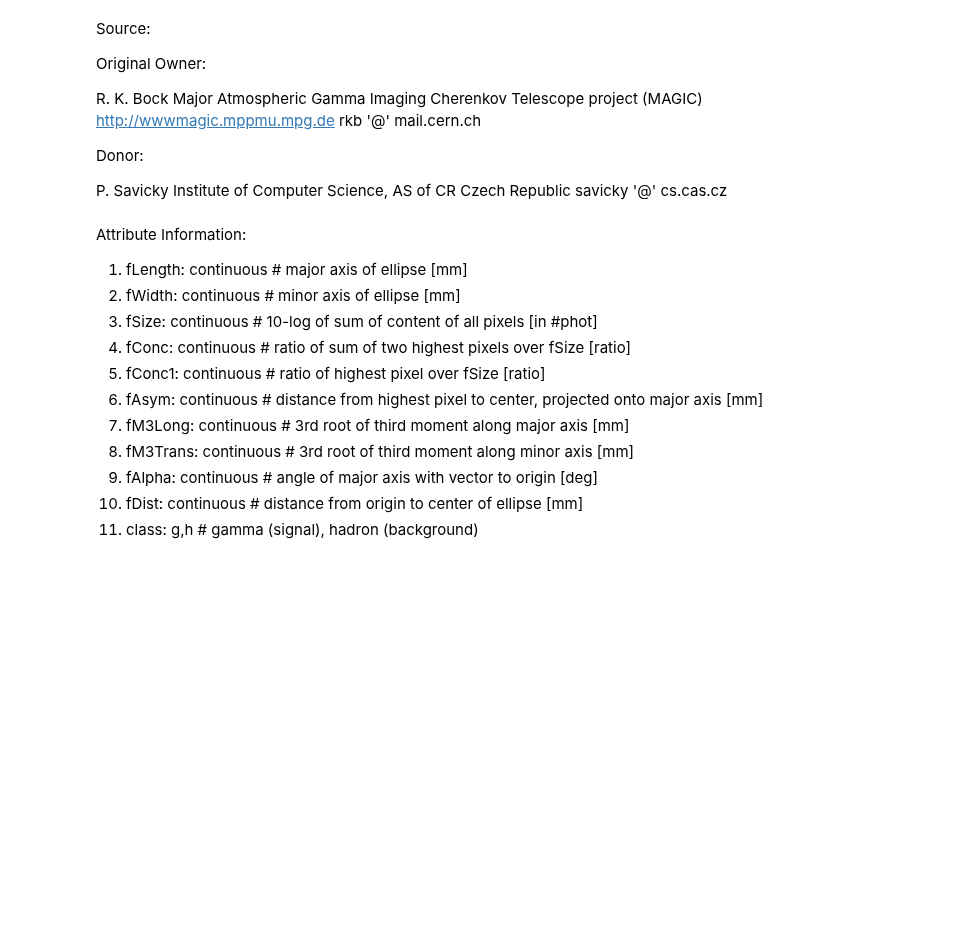
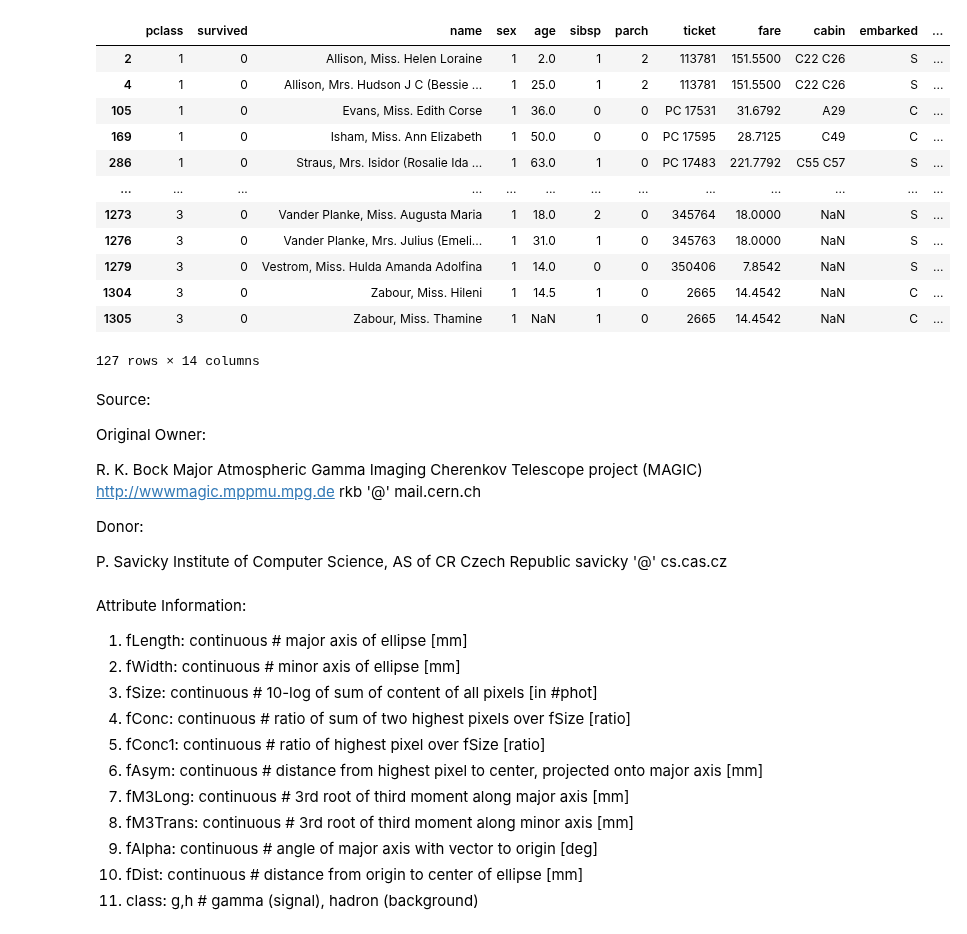
Before and after one commit to satpat2590/jupyterfun, a Jupyter notebook: datasci.ipynb, the cells around one changed output. Saved outputs shown, nothing was run; the diff lists cells and outputs as text; code cells hidden in the pictures; blank space fills up the shorter version.

Commit message:
added boolean mask training on dataset

```diff
--- a/datasci.ipynb
+++ b/datasci.ipynb
@@ -41,3 +92,28 @@ print([col for col in titanic.columns if titanic[col].dtype == "object"]) # prin
+# %%
+# Boolean mask of the "sex" and the "survived" columns. Returns the NUMBER of females who died on the Titanic
+# reshaped = titanic[(titanic["sex"] == 1) & (titanic["survived"] == 0)].shape[0]
+
+# Boolean mask of the "sex" and the "survived" columns. Returns the DATAFRAME which contains ONLY female who died on the Titanic
+reshaped = titanic[(titanic["sex"] == 1) & (titanic["survived"] == 0)]
+
+
+reshaped
+
+# print([col for col in titanic.columns if titanic[col].dtype == "object"]) # print the type of each column
+# %% [output]
+|  | pclass | survived | name | sex | age | sibsp | parch | ticket | fare | cabin | embarked | ... |
+| 2 | 1 | 0 | Allison, Miss. Helen Loraine | 1 | 2.0 | 1 | 2 | 113781 | 151.5500 | C22 C26 | S | ... |
+| 4 | 1 | 0 | Allison, Mrs. Hudson J C (Bessie ... | 1 | 25.0 | 1 | 2 | 113781 | 151.5500 | C22 C26 | S | ... |
+| 105 | 1 | 0 | Evans, Miss. Edith Corse | 1 | 36.0 | 0 | 0 | PC 17531 | 31.6792 | A29 | C | ... |
+| 169 | 1 | 0 | Isham, Miss. Ann Elizabeth | 1 | 50.0 | 0 | 0 | PC 17595 | 28.7125 | C49 | C | ... |
+| 286 | 1 | 0 | Straus, Mrs. Isidor (Rosalie Ida ... | 1 | 63.0 | 1 | 0 | PC 17483 | 221.7792 | C55 C57 | S | ... |
+| ... | ... | ... | ... | ... | ... | ... | ... | ... | ... | ... | ... | ... |
+| 1273 | 3 | 0 | Vander Planke, Miss. Augusta Maria | 1 | 18.0 | 2 | 0 | 345764 | 18.0000 | NaN | S | ... |
+| 1276 | 3 | 0 | Vander Planke, Mrs. Julius (Emeli... | 1 | 31.0 | 1 | 0 | 345763 | 18.0000 | NaN | S | ... |
+| 1279 | 3 | 0 | Vestrom, Miss. Hulda Amanda Adolfina | 1 | 14.0 | 0 | 0 | 350406 | 7.8542 | NaN | S | ... |
+| 1304 | 3 | 0 | Zabour, Miss. Hileni | 1 | 14.5 | 1 | 0 | 2665 | 14.4542 | NaN | C | ... |
+| 1305 | 3 | 0 | Zabour, Miss. Thamine | 1 | NaN | 1 | 0 | 2665 | 14.4542 | NaN | C | ... |
+127 rows × 14 columns
 # %% [markdown]
 Source:
 
```
Also changed, not shown: parts of 4 cells of this notebook.
